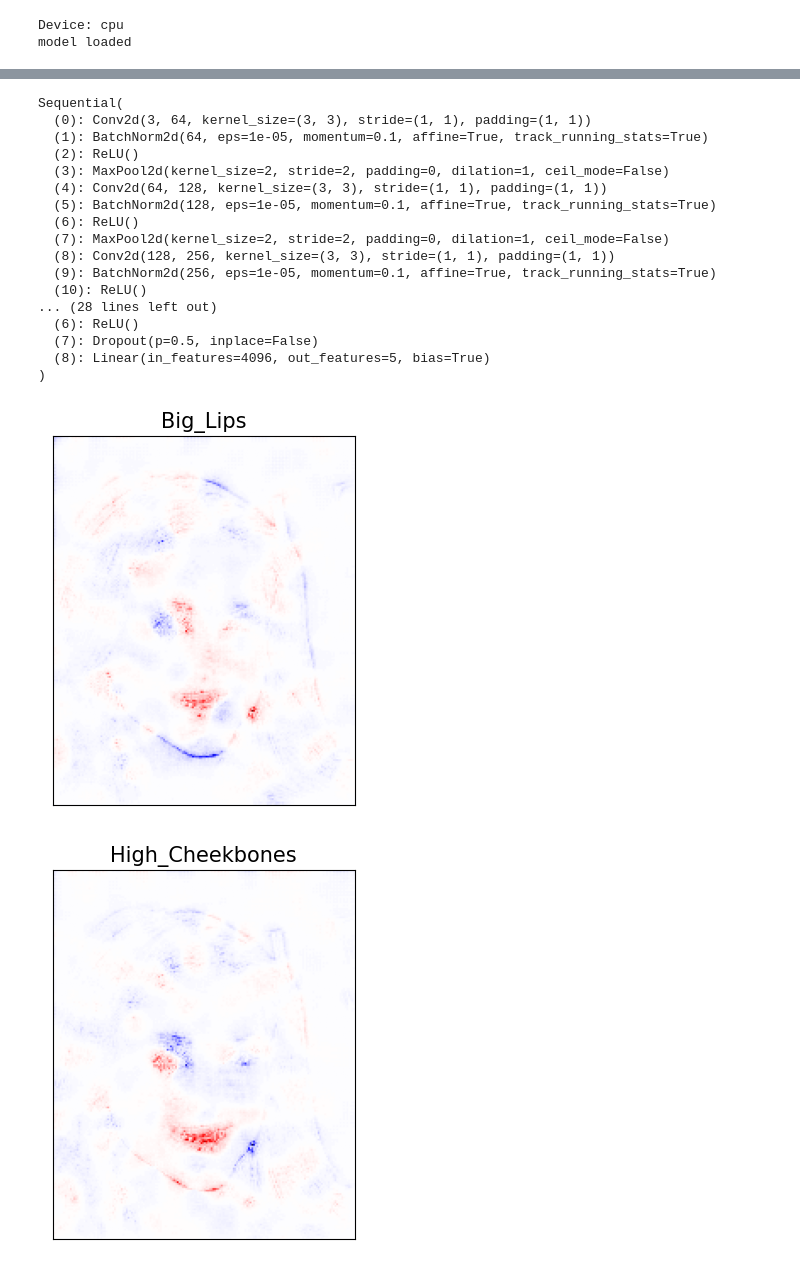
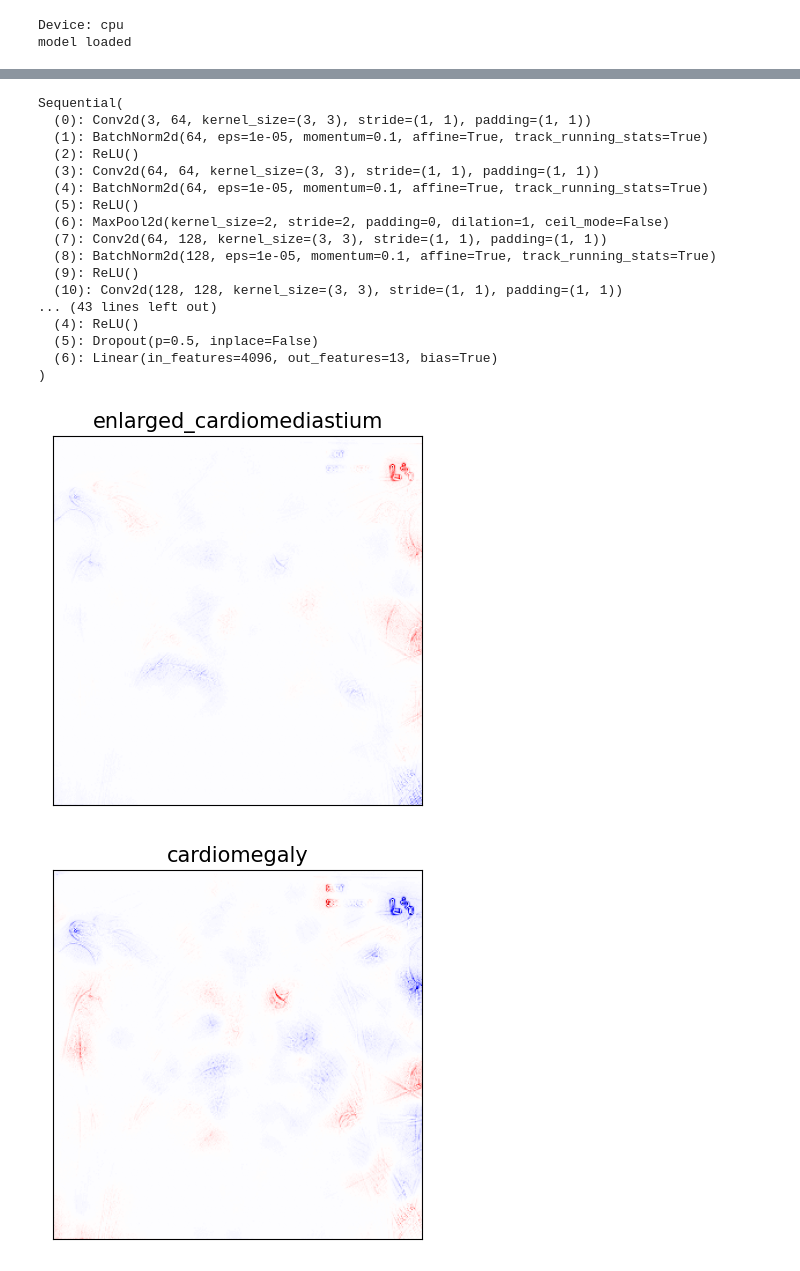
Before and after one commit to JackFurby/Playing-cards-CBM, a Jupyter notebook: experiments/chexpert_test.ipynb, the cells around one changed output, grey strips where cells are left out. Drawn from its saved outputs; the diff is of its cells as text; code cells hidden in the pictures.

```diff
--- a/experiments/chexpert_test.ipynb
+++ b/experiments/chexpert_test.ipynb
@@ -21,14 +21,16 @@ from PIL import Image
 
 from utils import get_device, heatmap, project
 # %%
+from dataset.utils import *
+
 device = get_device(cpu=True)
 
-concept_index_to_string = IndexToString("../dataset/celebA/splits/cbm/concepts.txt")
+concept_index_to_string = IndexToString("../dataset/chexpert/splits/cbm/concepts.txt")
 
 N_CONCEPT = 13
 
 XtoC = models.vgg16_bn(pretrained=True, num_classes=N_CONCEPT)
-XtoC.load_state_dict(torch.load("./../saves/celebA_XtoC_converted.pth"))
+XtoC.load_state_dict(torch.load("./../saves/chexpert_XtoC_converted.pth"))
 XtoC.to(device)
 XtoC.eval()
 
@@ -87,5 +125,5 @@ Clipping input data to the valid range for imshow with RGB data ([0..1] for floa
 # %%
-image, label = images[imageId].to(device), labels[imageId].to(device)
+image, concepts = transform(orig_image).to(device), torch.FloatTensor(samples[0][1]).to(device)
 image = image.unsqueeze(0)
 image.requires_grad_(True)
 image.grad = None
@@ -116,9 +157,9 @@ XtoC_model_2 = []
 XtoC_model_3 = []
 
 for idx, m in enumerate(XtoC.children()):
-    if idx < 15:
+    if idx < 24:
         XtoC_model_1.append(m)
-    elif idx < 29:
+    elif idx < 46:
         XtoC_model_2.append(m)
     else:
         XtoC_model_3.append(m)
@@ -139,22 +180,21 @@ Sequential(
   (0): Conv2d(3, 64, kernel_size=(3, 3), stride=(1, 1), padding=(1, 1))
   (1): BatchNorm2d(64, eps=1e-05, momentum=0.1, affine=True, track_running_stats=True)
   (2): ReLU()
-  (3): MaxPool2d(kernel_size=2, stride=2, padding=0, dilation=1, ceil_mode=False)
-  (4): Conv2d(64, 128, kernel_size=(3, 3), stride=(1, 1), padding=(1, 1))
-  (5): BatchNorm2d(128, eps=1e-05, momentum=0.1, affine=True, track_running_stats=True)
-  (6): ReLU()
-  (7): MaxPool2d(kernel_size=2, stride=2, padding=0, dilation=1, ceil_mode=False)
-  (8): Conv2d(128, 256, kernel_size=(3, 3), stride=(1, 1), padding=(1, 1))
-  (9): BatchNorm2d(256, eps=1e-05, momentum=0.1, affine=True, track_running_stats=True)
-  (10): ReLU()
-... (28 lines left out)
-  (6): ReLU()
-  (7): Dropout(p=0.5, inplace=False)
-  (8): Linear(in_features=4096, out_features=5, bias=True)
+  (3): Conv2d(64, 64, kernel_size=(3, 3), stride=(1, 1), padding=(1, 1))
+  (4): BatchNorm2d(64, eps=1e-05, momentum=0.1, affine=True, track_running_stats=True)
+  (5): ReLU()
+  (6): MaxPool2d(kernel_size=2, stride=2, padding=0, dilation=1, ceil_mode=False)
+  (7): Conv2d(64, 128, kernel_size=(3, 3), stride=(1, 1), padding=(1, 1))
+  (8): BatchNorm2d(128, eps=1e-05, momentum=0.1, affine=True, track_running_stats=True)
+  (9): ReLU()
+  (10): Conv2d(128, 128, kernel_size=(3, 3), stride=(1, 1), padding=(1, 1))
+... (43 lines left out)
+  (4): ReLU()
+  (5): Dropout(p=0.5, inplace=False)
+  (6): Linear(in_features=4096, out_features=13, bias=True)
 )
 # %%
-image, label = images[imageId].to(device), labels[imageId].to(device)
-#image, label = images.to(device), labels.to(device)
+image, concepts = transform(orig_image).to(device), torch.FloatTensor(samples[0][1]).to(device)
 image = image.unsqueeze(0)
 image.requires_grad_(True)
 image.grad = None  # Reset gradient
@@ -167,32 +207,32 @@ pred_concepts = XtoC_model_3.forward(output_2, explain=True, rule="gradient")
 pred_precent_concepts = []
 for idx, i in enumerate(pred_concepts_readable[0]):
     if i.item() >= 0.5:
         pred_precent_concepts.append((idx, i.item()))
 
 pred_precent_concepts = sorted(pred_precent_concepts, key=lambda x: -x[1])
 
 for i in range(pred_concepts.size(1)):
     filter_out = torch.zeros_like(pred_concepts)
     filter_out[:,i] += 1
 
     # Get the gradient of each input
     image_gradient = torch.autograd.grad(
         pred_concepts,
         image,
         grad_outputs=filter_out,
         retain_graph=True)[0]
 
 
     attr = heatmap(image_gradient, cmap_name='seismic')
 
     plt.xticks([])
     plt.yticks([])
     plt.title(label=concept_index_to_string(i), fontsize=15)
     plt.imshow(attr.squeeze(), cmap='seismic')
     #plt.savefig(f'temp/{i}.png')
     plt.show()
 
     plt.close()
 # %% [output]
-[figure, old version]
+[figure, new version]
-[figure, old version]
+[figure, new version]
```
Also changed, not shown: parts of 4 cells of this notebook, 5 other files.
